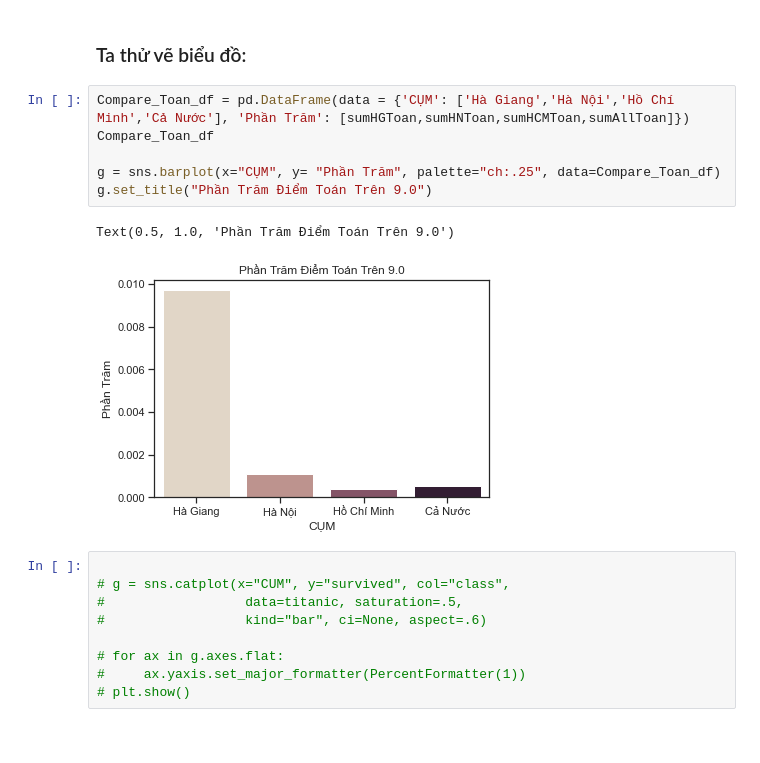
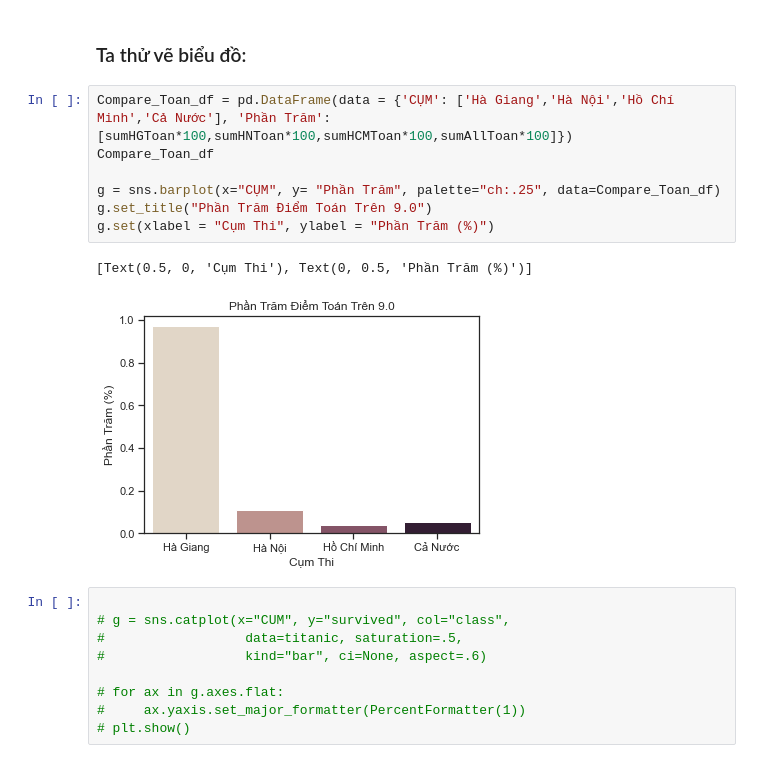
Before and after one commit to nguyenkhangme/project-visualization-cheating-score, a Jupyter notebook: Main.ipynb, the cells around one changed output. Cells and saved outputs as stored; diff of their text form.

Commit message:
* Edit bar chart math score compare

```diff
--- a/Main.ipynb
+++ b/Main.ipynb
@@ -247,14 +247,15 @@ Phần trăm điểm toán trên 9 điểm ở cụm thi Hà Giang cao gấp 9 l
 # %% [markdown]
 ### Ta thử vẽ biểu đồ:
 # %%
-Compare_Toan_df = pd.DataFrame(data = {'CỤM': ['Hà Giang','Hà Nội','Hồ Chí Minh','Cả Nước'], 'Phần Trăm': [sumHGToan,sumHNToan,sumHCMToan,sumAllToan]})
+Compare_Toan_df = pd.DataFrame(data = {'CỤM': ['Hà Giang','Hà Nội','Hồ Chí Minh','Cả Nước'], 'Phần Trăm': [sumHGToan*100,sumHNToan*100,sumHCMToan*100,sumAllToan*100]})
 Compare_Toan_df
 
 g = sns.barplot(x="CỤM", y= "Phần Trăm", palette="ch:.25", data=Compare_Toan_df)
 g.set_title("Phần Trăm Điểm Toán Trên 9.0")
+g.set(xlabel = "Cụm Thi", ylabel = "Phần Trăm (%)")
 # %% [output]
-Text(0.5, 1.0, 'Phần Trăm Điểm Toán Trên 9.0')
+[Text(0.5, 0, 'Cụm Thi'), Text(0, 0.5, 'Phần Trăm (%)')]
-[figure, old version]
+[figure, new version]
 # %%
 
 # g = sns.catplot(x="CUM", y="survived", col="class",
```
